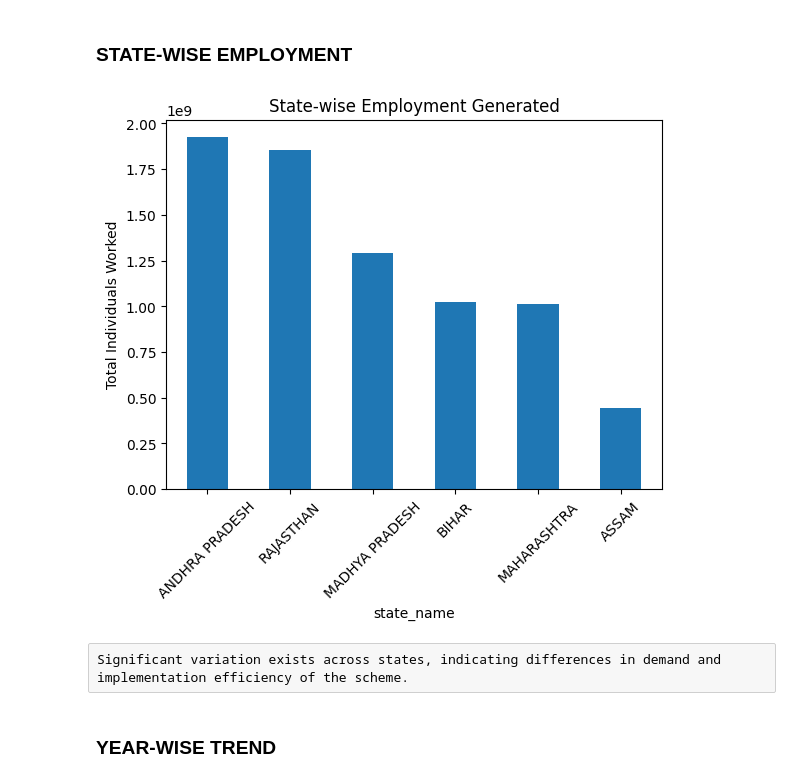
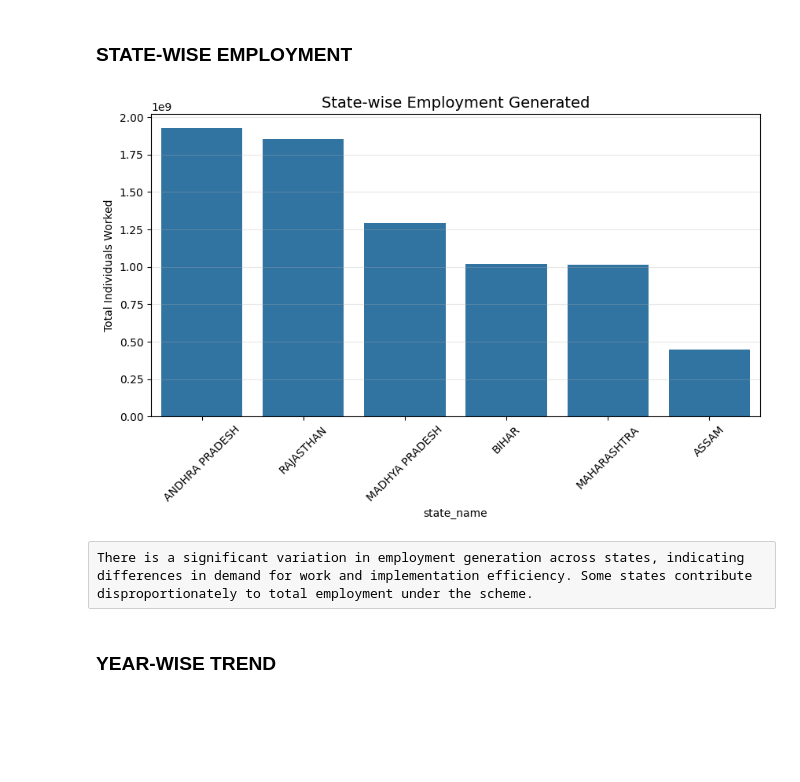
Before and after one commit to Shubhangidixit01/MGNREGA-Data-Analysis, a Jupyter notebook: notebooks/MGNREGA_Analysis.ipynb, the cells around one changed output. Drawn from its saved outputs; the diff is of its cells as text; code cells hidden in the pictures; blank space fills up the shorter version.

```diff
--- a/notebooks/MGNREGA_Analysis.ipynb
+++ b/notebooks/MGNREGA_Analysis.ipynb
@@ -1139,16 +1135,19 @@ The wage distribution is concentrated within a realistic range, indicating succe
 # %% [markdown]
 ### STATE-WISE EMPLOYMENT
 # %%
-plt.figure()
-df_state_year.groupby('state_name')['Total_Individuals_Worked'].sum().sort_values(ascending=False).plot(kind='bar')
-plt.title("State-wise Employment Generated")
+data = df_state_year.groupby('state_name',observed=True)['Total_Individuals_Worked'].sum().sort_values(ascending=False)
+
+plt.figure(figsize=(10,5))
+sns.barplot(x=data.index, y=data.values, order=data.index)
+plt.xticks(rotation=45)
+plt.title("State-wise Employment Generated", fontsize=14)
 plt.ylabel("Total Individuals Worked")
-plt.xticks(rotation=45)
+plt.grid(axis='y', alpha=0.3)
 plt.show()
 # %% [output]
-[figure, old version]
+[figure, new version]
 # %% [raw]
-Significant variation exists across states, indicating differences in demand and implementation efficiency of the scheme.
+There is a significant variation in employment generation across states, indicating differences in demand for work and implementation efficiency. Some states contribute disproportionately to total employment under the scheme.
 # %% [markdown]
 ### YEAR-WISE TREND
 # %%
```
Also changed, not shown: parts of 22 cells of this notebook.
